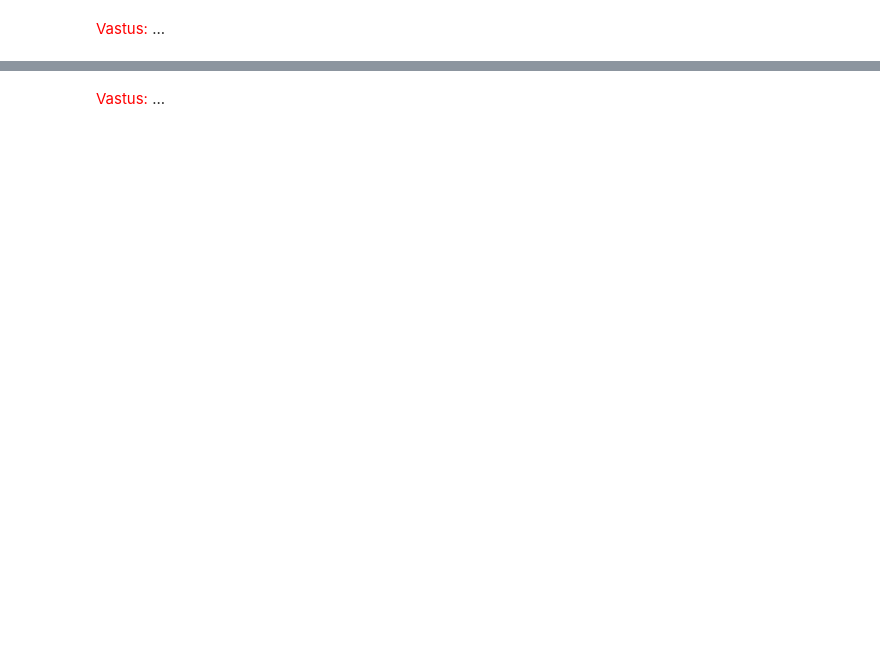
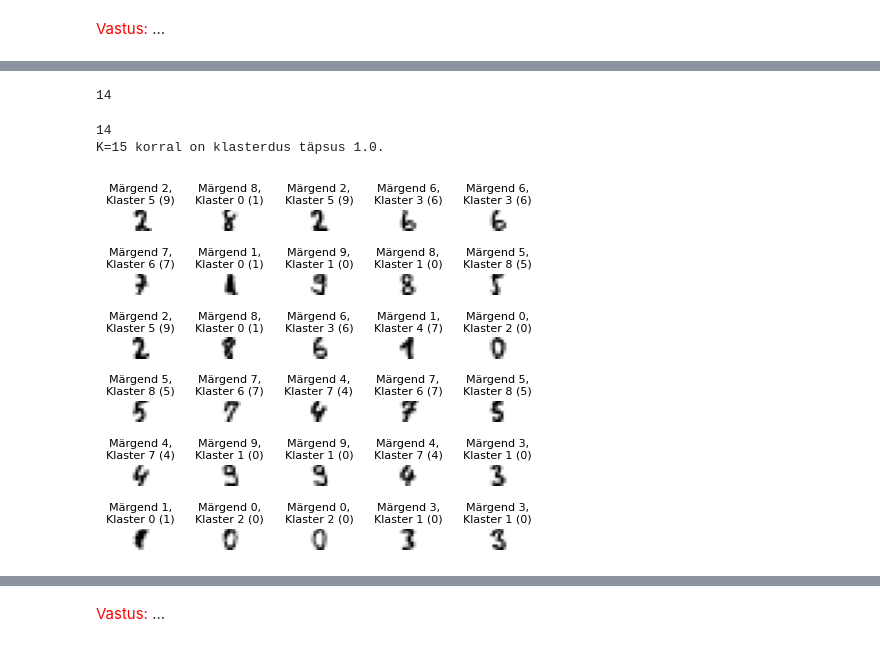
Before and after one commit to saskia002/andmeteaduse-meetodid, a Jupyter notebook: kodutööd/4/ATM2025_kodutoo_4.ipynb, the cells around one changed output, grey strips where cells are left out. Drawn from its saved outputs; the diff is of its cells as text; code cells hidden in the pictures; blank space fills up the shorter version.

```diff
--- a/kodutööd/4/ATM2025_kodutoo_4.ipynb
+++ b/kodutööd/4/ATM2025_kodutoo_4.ipynb
@@ -248,0 +568,16 @@ VIHJE:
+# %%
+# 1
+# 	Leidke TEST-piltidele klastri numbrid, kasutades funktsiooni KMeans väljastatud objekti meetodit predict (sama klasterdus, mis saadi punktis 1c). Selle tulemusena saab iga test-pilt sinna klastrisse, mille keskpunkt talle kõige lähemal on.
+
+test_klastri_sildid = k_means.predict(TEST_pildid)
+# %%
+# 2
+# 	Kasutage massiivi klastrist_märgendiks, et saada TEST-pildi klastrinumbri järgi ennustus selle kohta, mis võiks olla selle pildi õige märgend.
+
+test_ennustused = klastrist_märgendiks[test_klastri_sildid]
+# %%
+# 3
+# 	Tehke sellisel meetodil ennustus kõigile TEST-piltidele ja võrreldes ennustusi tegelike märgenditega mõõtke sellise meetodi ennustustäpsus (accuracy).
+
+täpsus = accuracy_score(TEST_märgendid, test_ennustused)
+print(f"TEST-piltide ennustustäpsus: {täpsus:.4f}")
@@ -260,0 +692,10 @@ VIHJE:
+# %%
+#täpsused
+
+arr = np.array(täpsused)
+
+# leiame esimese indeksi, kus on 1.0
+first_index = np.argmax(arr == max(täpsused))
+print(first_index)
+# %% [output]
+14
@@ -260,0 +706,49 @@ VIHJE:
+# %%
+# 2
+# 	Iga K väärtuse korral leidke sama meetodiga nagu punktides (1e) ja (1f) ennustused märgendatud treeningpiltidele. Ehk kõigepealt leiate klastri numbri ja siis selles klastris kõige sagedasema märgendi ning ennustate seda.
+
+
+# Maksimaalne täpsus
+max_täpsus = max(täpsused)
+
+# Kõige väiksem K, mille korral täpsus maksimaalne
+print(täpsused.index(max_täpsus))
+parim_K = K_values[täpsused.index(max_täpsus)]
+#print(f"Parim K treeningandmestikul: {parim_K}, täpsus: {max_täpsus:.4f}")
+
+k_means = KMeans(n_clusters=parim_K, random_state=0)
+k_means.fit(treen_pildid)
+
+# Kõigi treeningpiltide klastri labelid
+kõik_klastrid = k_means.labels_
+
+# Võtame ainult märgendatud 30 pildi klastri numbrid
+treen_klastrid = kõik_klastrid[treen_märgendite_indeksid]
+
+# Confusion matrix 30 märgendatud pildi jaoks
+m = confusion_matrix(treen_märgendid, treen_klastrid, labels=range(max(10, K)))
+klastrist_märgendiks = klastri_sagedaseim_märgend(m)
+
+# Ennustused ainult 30 märgendatud pildi jaoks
+treen_ennustused = klastrist_märgendiks[treen_klastrid]
+
+# Täpsus 30 märgendatud pildi peal
+täpsus = accuracy_score(treen_märgendid, treen_ennustused)
+
+print(f"K={parim_K} korral on klasterdus täpsus {täpsus}.")
+
+
+
+labels = []
+
+for i in range(len(treen_märgendid)):
+	labels.append(
+		f"Märgend {treen_märgendid[i]},\n"
+		f"Klaster {klastri_sildid[treen_märgendite_indeksid[i]]} ({klastrist_märgendiks[klastri_sildid[treen_märgendite_indeksid[i]]]})"
+		)
+
+joonista(märgendatud_treen_pildid, veerge=5, text=labels)
+# %% [output]
+14
+K=15 korral on klasterdus täpsus 1.0.
+[figure, added]
```
Also changed, not shown: parts of 95 cells of this notebook, 1 other file.
